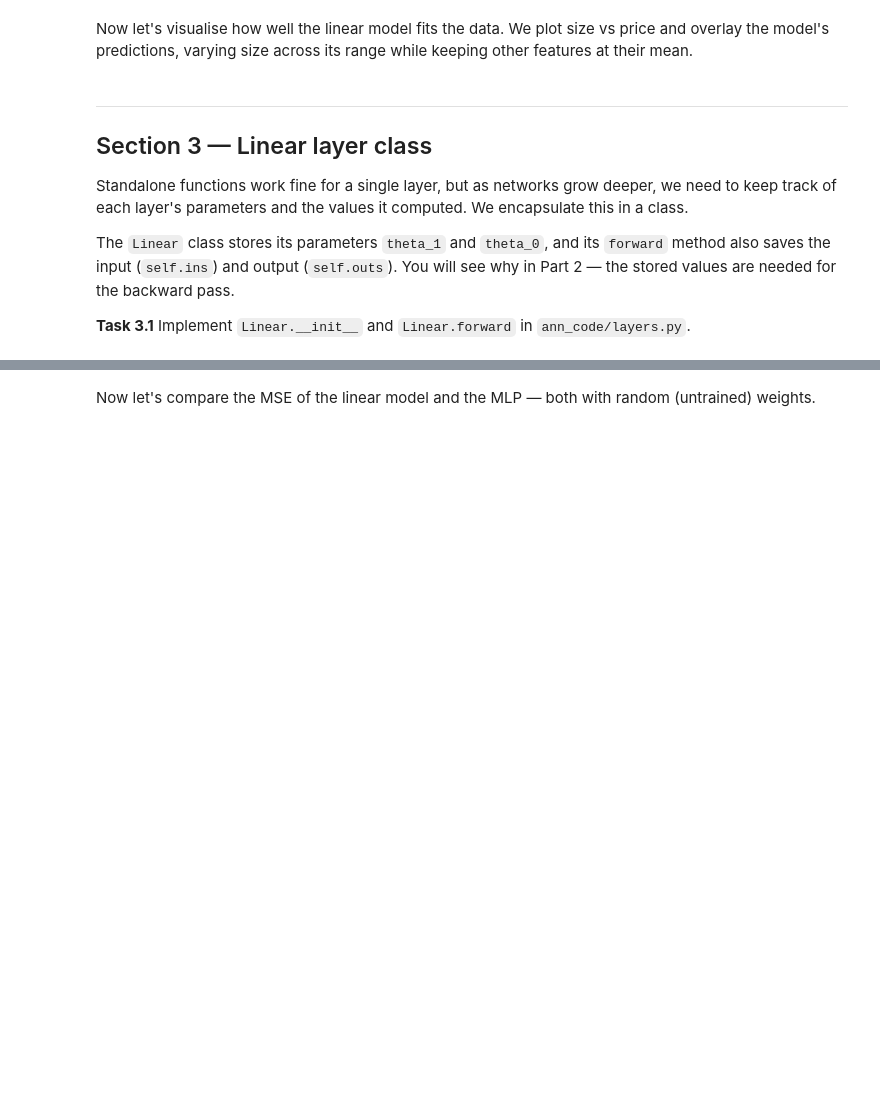
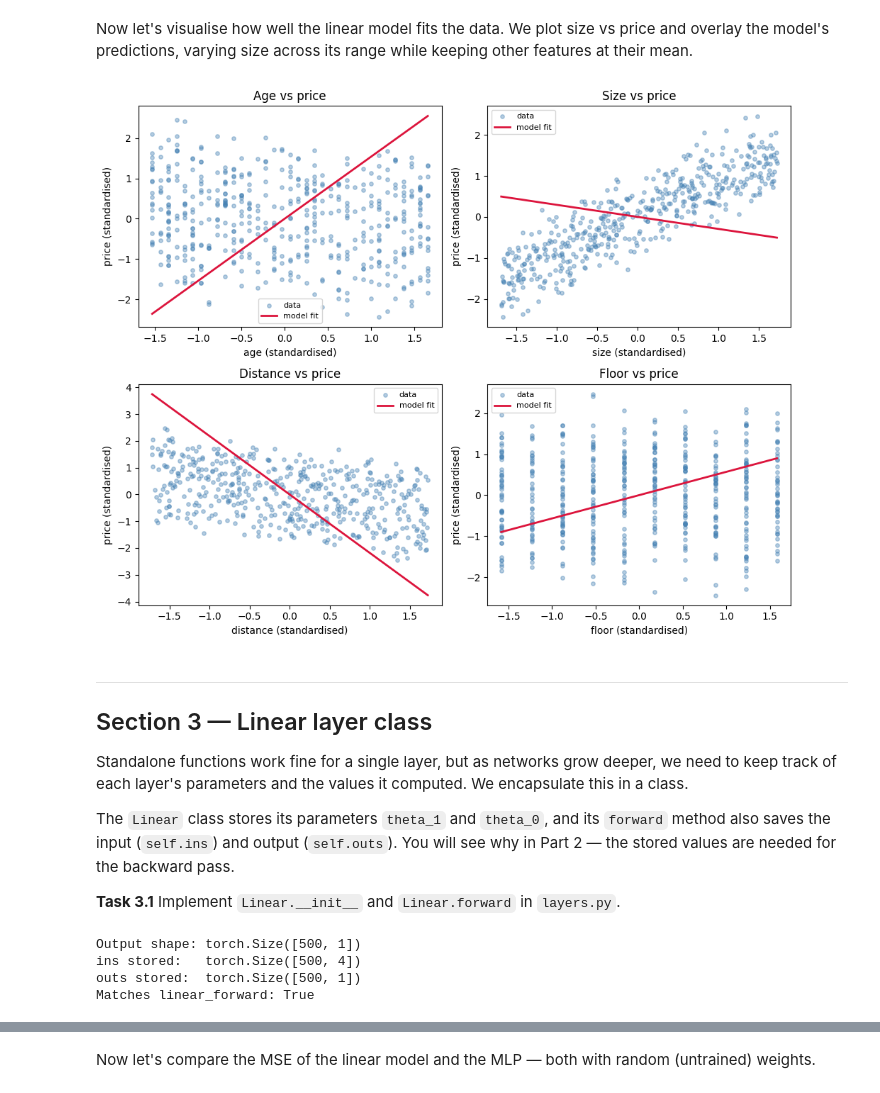
Before and after one commit to mgswiss15/idl, a Jupyter notebook: 03_Fundamenatls_II/Exercise/solved/part1_forward.ipynb, the cells around one changed output, grey strips where cells are left out. Cells and saved outputs as stored; diff of their text form; code cells hidden in the pictures; blank space fills up the shorter version.

```diff
--- a/03_Fundamenatls_II/Exercise/solved/part1_forward.ipynb
+++ b/03_Fundamenatls_II/Exercise/solved/part1_forward.ipynb
@@ -141,17 +147,13 @@ print(f'MSE (zero predictor): {mse_forward(y_zero, y).item():.4f}')
 # %% [markdown]
 Now let's visualise how well the linear model fits the data. We plot size vs price and overlay the model's predictions, varying size across its range while keeping other features at their mean.
 # %%
-# wrap linear_forward as a model-like object for plot_fit
-class LinearFn:
-    def __init__(self, theta_1, theta_0):
-        self.theta_1 = theta_1
-        self.theta_0 = theta_0
-    def forward(self, X):
-        return linear_forward(X, self.theta_1, self.theta_0)
-
+# build the same linear model as a Model object for plot_fit
 torch.manual_seed(0)
-lin_fn = LinearFn(torch.randn(1, 4), torch.zeros(1, 1))
-plot_fit(X, y, lin_fn)
+from layers import Model, Linear
+lin_model = Model([Linear(theta_1=torch.randn(1, 4), theta_0=torch.zeros(1, 1))])
+plot_fit(X, y, lin_model)
+# %% [output]
+[figure, added]
 # %% [markdown]
 ---
 ## Section 3 — Linear layer class
@@ -164,7 +166,7 @@ The `Linear` class stores its parameters `theta_1` and `theta_0`,
 and its `forward` method also saves the input (`self.ins`) and output (`self.outs`).
 You will see why in Part 2 — the stored values are needed for the backward pass.
 
-**Task 3.1** Implement `Linear.__init__` and `Linear.forward` in `ann_code/layers.py`.
+**Task 3.1** Implement `Linear.__init__` and `Linear.forward` in `layers.py`.
 # %%
 from layers import Linear
 
@@ -183,6 +185,11 @@ print(f'outs stored:  {layer.outs.shape}')                      # expect (500, 1
 torch.manual_seed(0)
 y_ref = linear_forward(X, torch.randn(1, 4), torch.zeros(1, 1))
 print(f'Matches linear_forward: {torch.allclose(y_pred, y_ref)}')
+# %% [output]
+Output shape: torch.Size([500, 1])
+ins stored:   torch.Size([500, 4])
+outs stored:  torch.Size([500, 1])
+Matches linear_forward: True
 # %% [markdown]
 ---
 ## Section 4 — ReLU class
```
Also changed, not shown: parts of 27 cells of this notebook, 3 other files.
